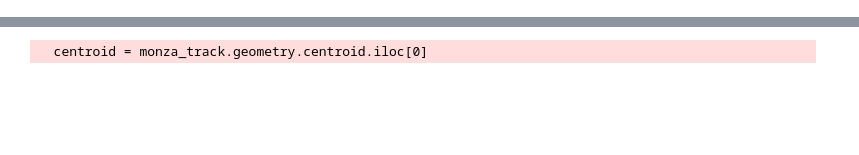
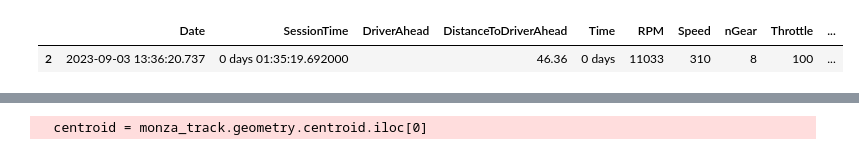
Before and after one commit to MScDS2023/GDS2024-project, a Jupyter notebook: kitkat.ipynb, the cells around one changed output, grey strips where cells are left out. Cells and saved outputs as stored; diff of their text form; code cells hidden in the pictures; blank space fills up the shorter version.

```diff
--- a/kitkat.ipynb
+++ b/kitkat.ipynb
@@ -32,0 +37,5 @@ core           INFO     Finished loading data for 20 drivers: ['1', '11', '55',
+# %%
+lap_55_1.head(1)
+# %% [output]
+|  | Date | SessionTime | DriverAhead | DistanceToDriverAhead | Time | RPM | Speed | nGear | Throttle | ... |
+| 2 | 2023-09-03 13:36:20.737 | 0 days 01:35:19.692000 |  | 46.36 | 0 days | 11033 | 310 | 8 | 100 | ... |
```
Also changed, not shown: parts of 12 cells of this notebook, 4 other files.
